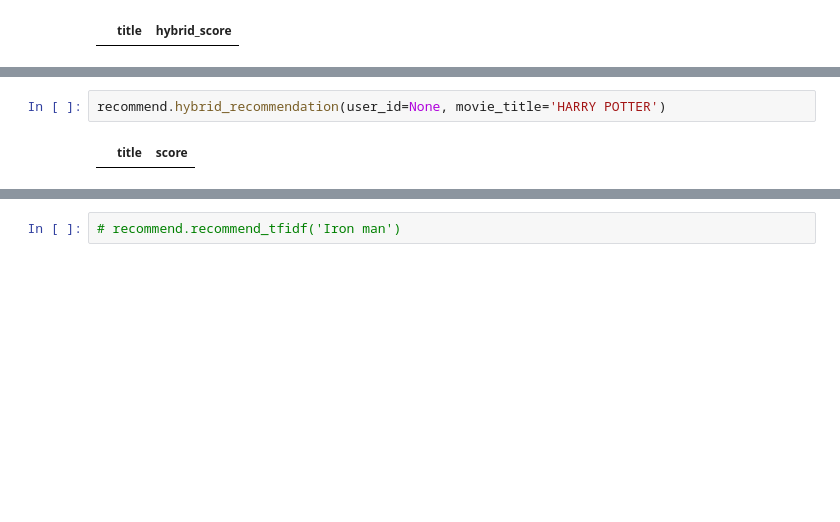
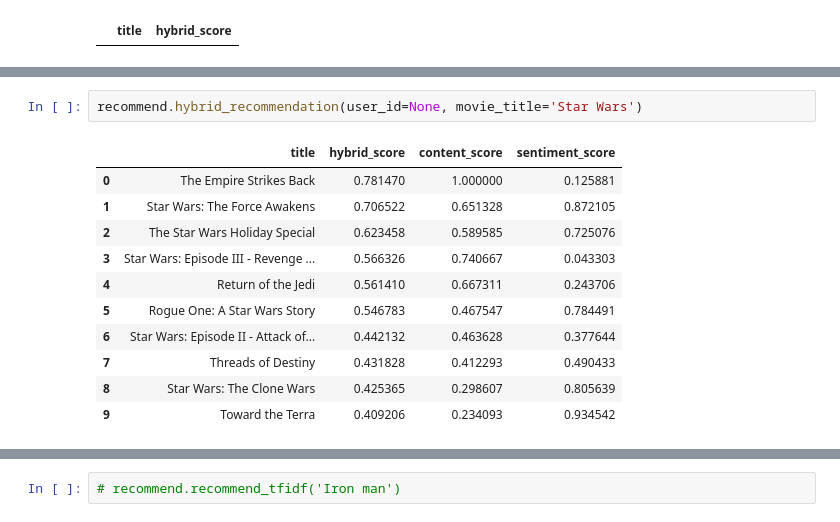
Before and after one commit to Himanshu7d3/CINEIQ, a Jupyter notebook: main.ipynb, the cells around one changed output, grey strips where cells are left out. Drawn from its saved outputs; the diff is of its cells as text; blank space fills up the shorter version.

```diff
--- a/main.ipynb
+++ b/main.ipynb
@@ -140,7 +140,17 @@ recommend.hybrid_recommendation(1,'Avatar')
 # %%
-recommend.hybrid_recommendation(user_id=None, movie_title='HARRY POTTER')
+recommend.hybrid_recommendation(user_id=None, movie_title='Star Wars')
 # %% [output]
-|  | title | score |
+|  | title | hybrid_score | content_score | sentiment_score |
+| 0 | The Empire Strikes Back | 0.781470 | 1.000000 | 0.125881 |
+| 1 | Star Wars: The Force Awakens | 0.706522 | 0.651328 | 0.872105 |
+| 2 | The Star Wars Holiday Special | 0.623458 | 0.589585 | 0.725076 |
+| 3 | Star Wars: Episode III - Revenge ... | 0.566326 | 0.740667 | 0.043303 |
+| 4 | Return of the Jedi | 0.561410 | 0.667311 | 0.243706 |
+| 5 | Rogue One: A Star Wars Story | 0.546783 | 0.467547 | 0.784491 |
+| 6 | Star Wars: Episode II - Attack of... | 0.442132 | 0.463628 | 0.377644 |
+| 7 | Threads of Destiny | 0.431828 | 0.412293 | 0.490433 |
+| 8 | Star Wars: The Clone Wars | 0.425365 | 0.298607 | 0.805639 |
+| 9 | Toward the Terra | 0.409206 | 0.234093 | 0.934542 |
 # %%
 recommend.hybrid_recommendation(user_id=None, movie_title='Avatar 2')
 # %% [output]
```
Also changed, not shown: parts of 7 cells of this notebook, 2 other files.
